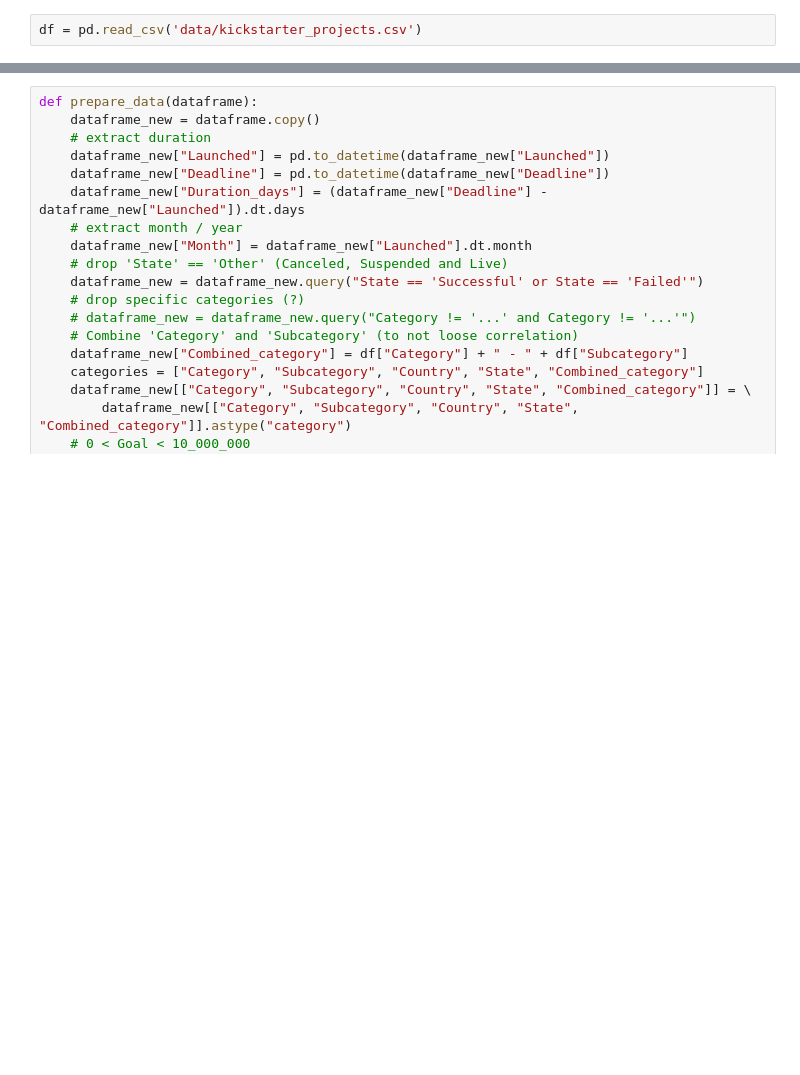
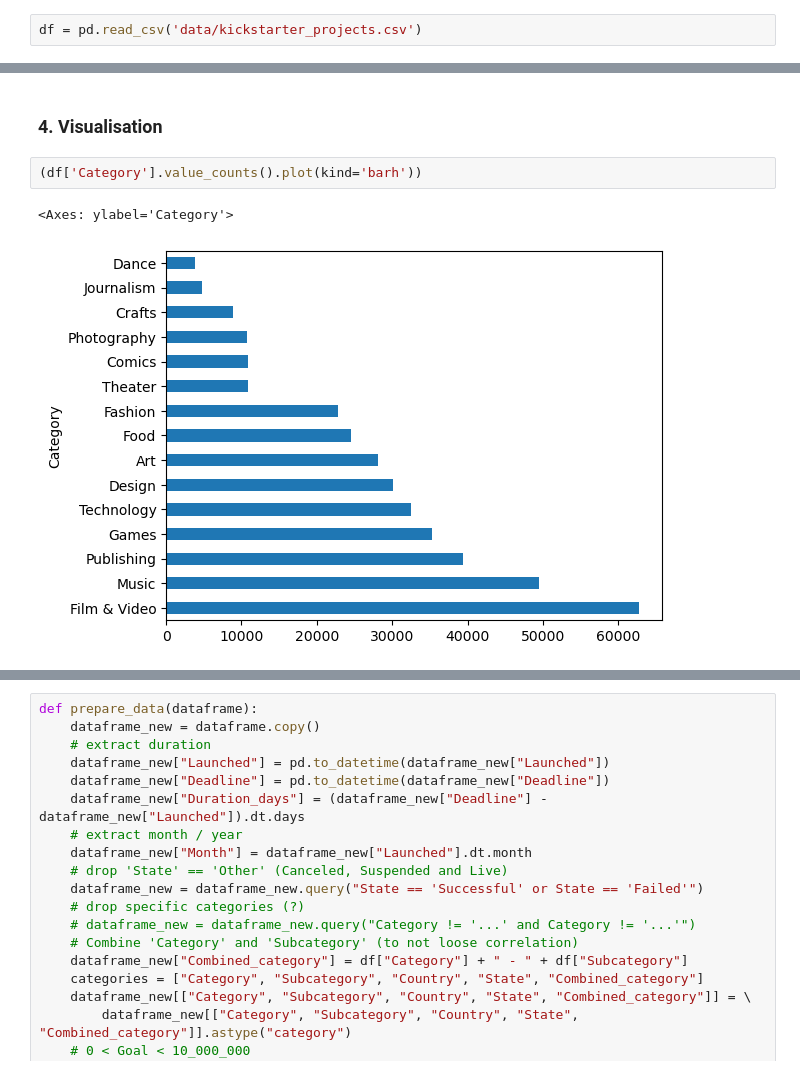
Before and after one commit to KaufmannLukas/ds-kickstarter-project, a Jupyter notebook: EDA.ipynb, the cells around one changed output, grey strips where cells are left out. Cells and saved outputs as stored; diff of their text form; blank space fills up the shorter version.

```diff
--- a/EDA.ipynb
+++ b/EDA.ipynb
@@ -9,0 +181,7 @@ df = pd.read_csv('data/kickstarter_projects.csv')
+# %% [markdown]
+### 4. Visualisation
+# %%
+(df['Category'].value_counts().plot(kind='barh'))
+# %% [output]
+<Axes: ylabel='Category'>
+[figure, added]
```
Also changed, not shown: parts of 33 cells of this notebook, 1 other file.
